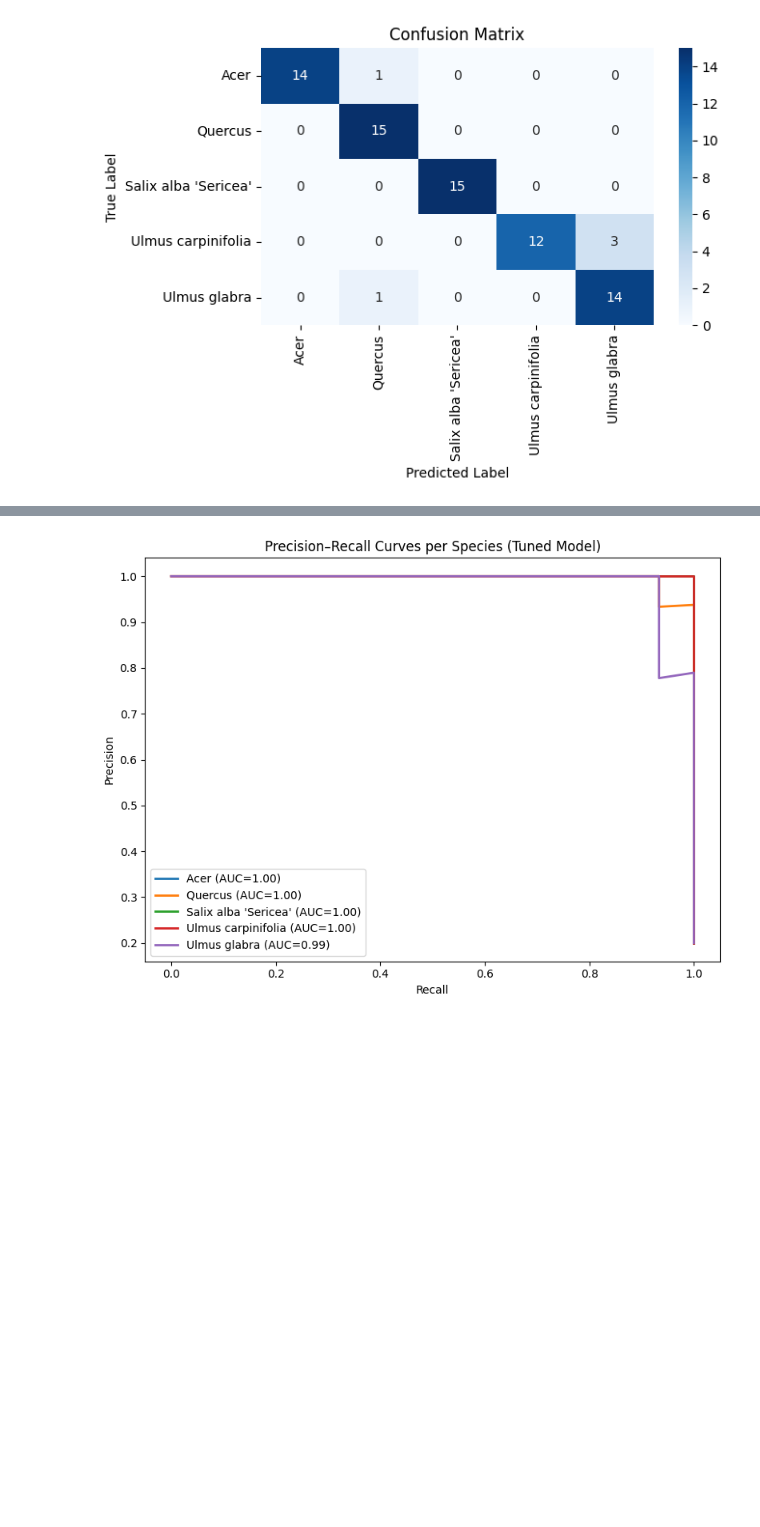
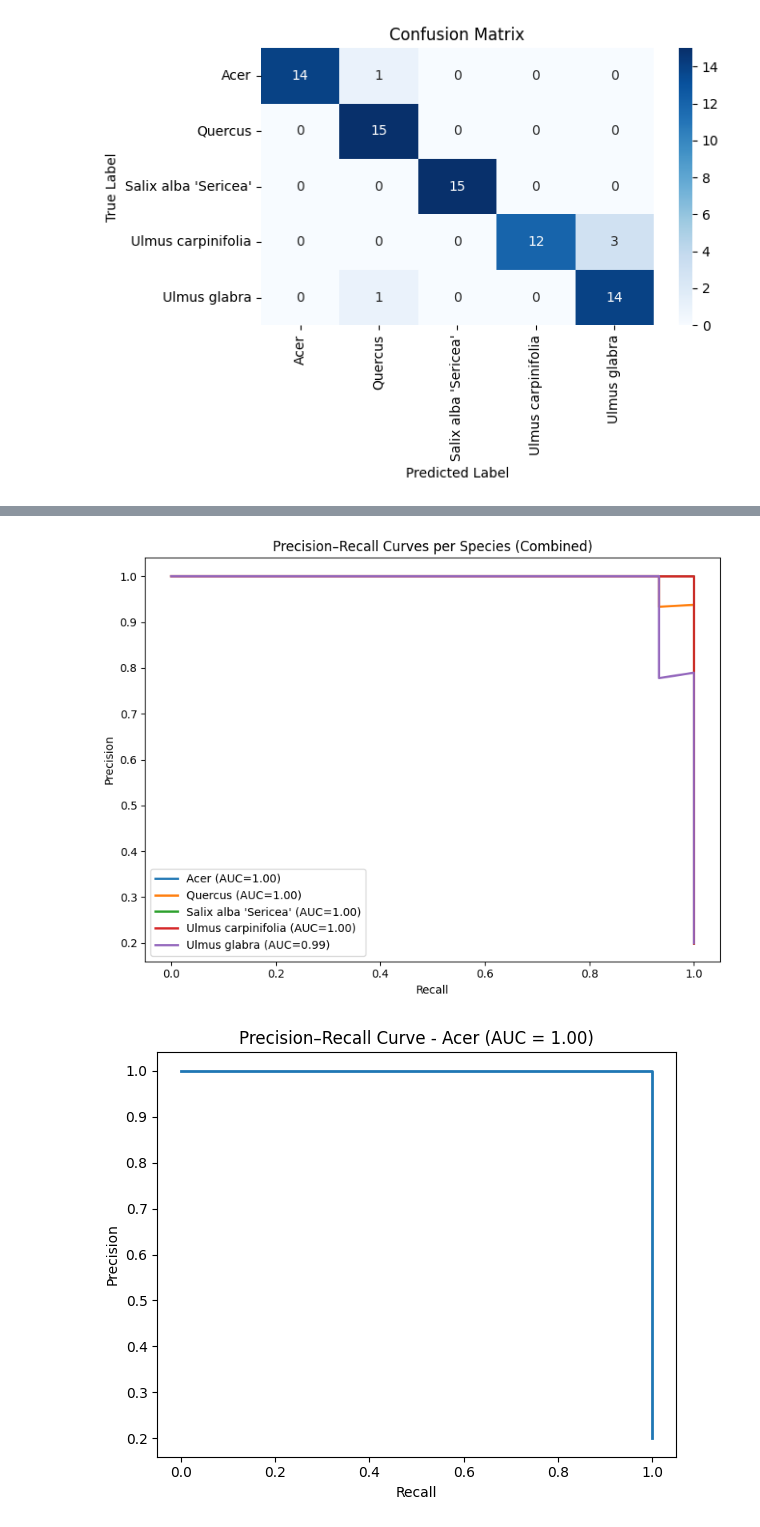
Before and after one commit to georgealappat-collab/IDC409-GRP32, a Jupyter notebook: Leaf_Classification(XG_boost).ipynb, the cells around one changed output, grey strips where cells are left out. Cells and saved outputs as stored; diff of their text form; code cells hidden in the pictures; blank space fills up the shorter version.

```diff
--- a/Leaf_Classification(XG_boost).ipynb
+++ b/Leaf_Classification(XG_boost).ipynb
@@ -184,18 +184,33 @@ plt.show()
 # %%
 y_test_bin = label_binarize(y_test, classes=range(len(display_names)))
 
+# --- Combined ROC ---
 plt.figure(figsize=(8, 6))
 for i, species in enumerate(display_names):
     if np.sum(y_test_bin[:, i]) == 0:
         continue
     fpr, tpr, _ = roc_curve(y_test_bin[:, i], y_prob[:, i])
     plt.plot(fpr, tpr, lw=2, label=f"{species} (AUC={auc(fpr, tpr):.2f})")
-
 plt.plot([0, 1], [0, 1], 'k--', lw=1)
-plt.title("ROC Curves per Species (Tuned Model)")
+plt.title("ROC Curves per Species (Combined)")
 plt.xlabel("False Positive Rate")
 plt.ylabel("True Positive Rate")
 plt.legend(loc="lower right")
 plt.tight_layout()
 plt.show()
+
+# --- Individual ROC plots ---
+for i, species in enumerate(display_names):
+    if np.sum(y_test_bin[:, i]) == 0:
+        continue
+    fpr, tpr, _ = roc_curve(y_test_bin[:, i], y_prob[:, i])
+    auc_val = auc(fpr, tpr)
+    plt.figure(figsize=(6, 5))
+    plt.plot(fpr, tpr, lw=2)
+    plt.plot([0, 1], [0, 1], 'k--')
+    plt.title(f"ROC Curve - {species} (AUC = {auc_val:.2f})")
+    plt.xlabel("False Positive Rate")
+    plt.ylabel("True Positive Rate")
+    plt.tight_layout()
+    plt.show()
 # %% [output]
@@ -203,14 +223,27 @@ plt.show()
 # %%
+# --- Combined PR ---
 plt.figure(figsize=(8, 6))
 for i, species in enumerate(display_names):
     precision, recall, _ = precision_recall_curve(y_test_bin[:, i], y_prob[:, i])
     plt.plot(recall, precision, lw=2, label=f"{species} (AUC={average_precision_score(y_test_bin[:, i], y_prob[:, i]):.2f})")
-
-plt.title("Precision–Recall Curves per Species (Tuned Model)")
+plt.title("Precision–Recall Curves per Species (Combined)")
 plt.xlabel("Recall")
 plt.ylabel("Precision")
 plt.legend(loc="lower left")
 plt.tight_layout()
 plt.show()
+
+# --- Individual PR plots ---
+for i, species in enumerate(display_names):
+    precision, recall, _ = precision_recall_curve(y_test_bin[:, i], y_prob[:, i])
+    auc_val = average_precision_score(y_test_bin[:, i], y_prob[:, i])
+    plt.figure(figsize=(6, 5))
+    plt.plot(recall, precision, lw=2)
+    plt.title(f"Precision–Recall Curve - {species} (AUC = {auc_val:.2f})")
+    plt.xlabel("Recall")
+    plt.ylabel("Precision")
+    plt.tight_layout()
+    plt.show()
 # %% [output]
-[figure, old version]
+[figure, new version]
+[figure, added]
```
Also changed, not shown: parts of 6 cells of this notebook.
